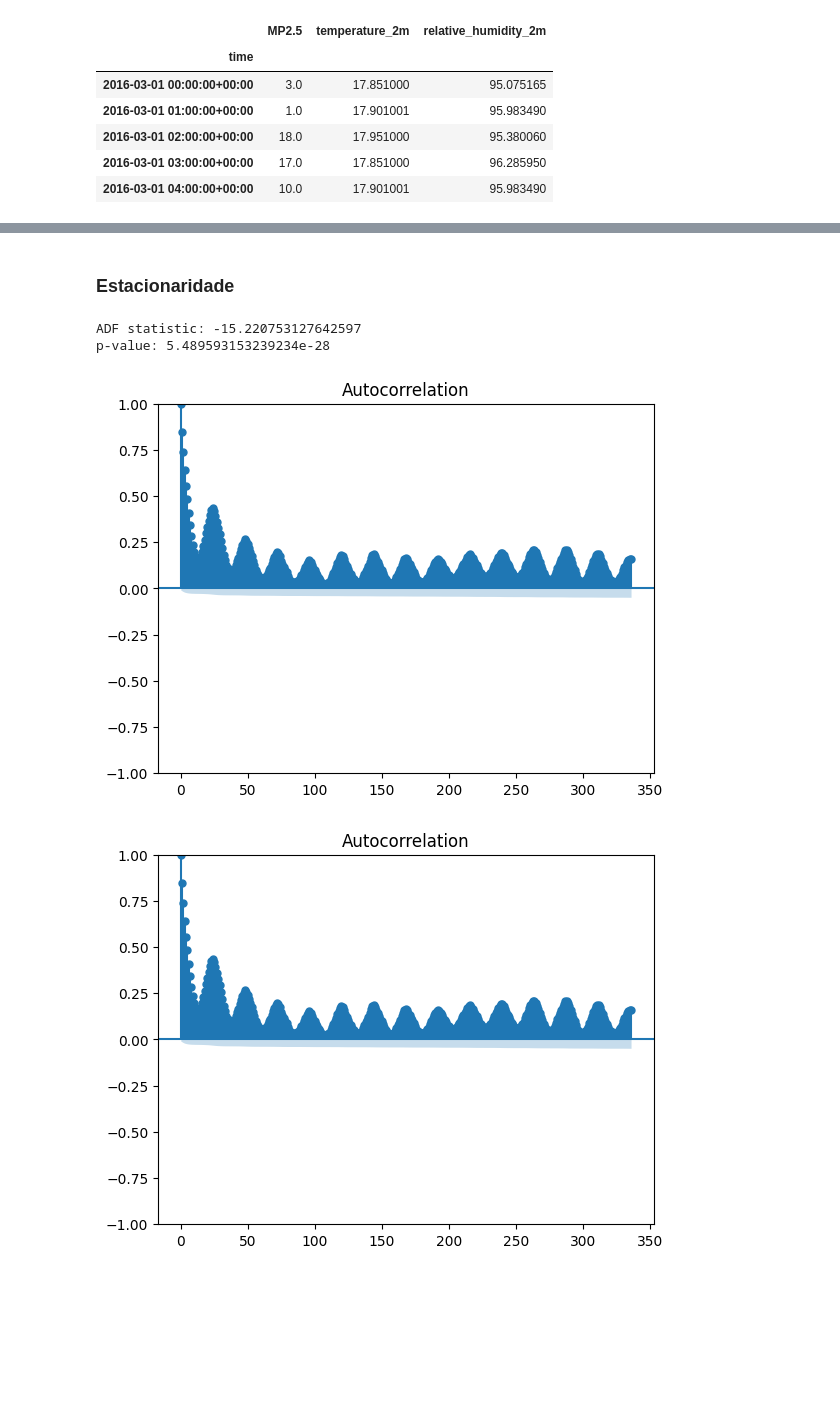
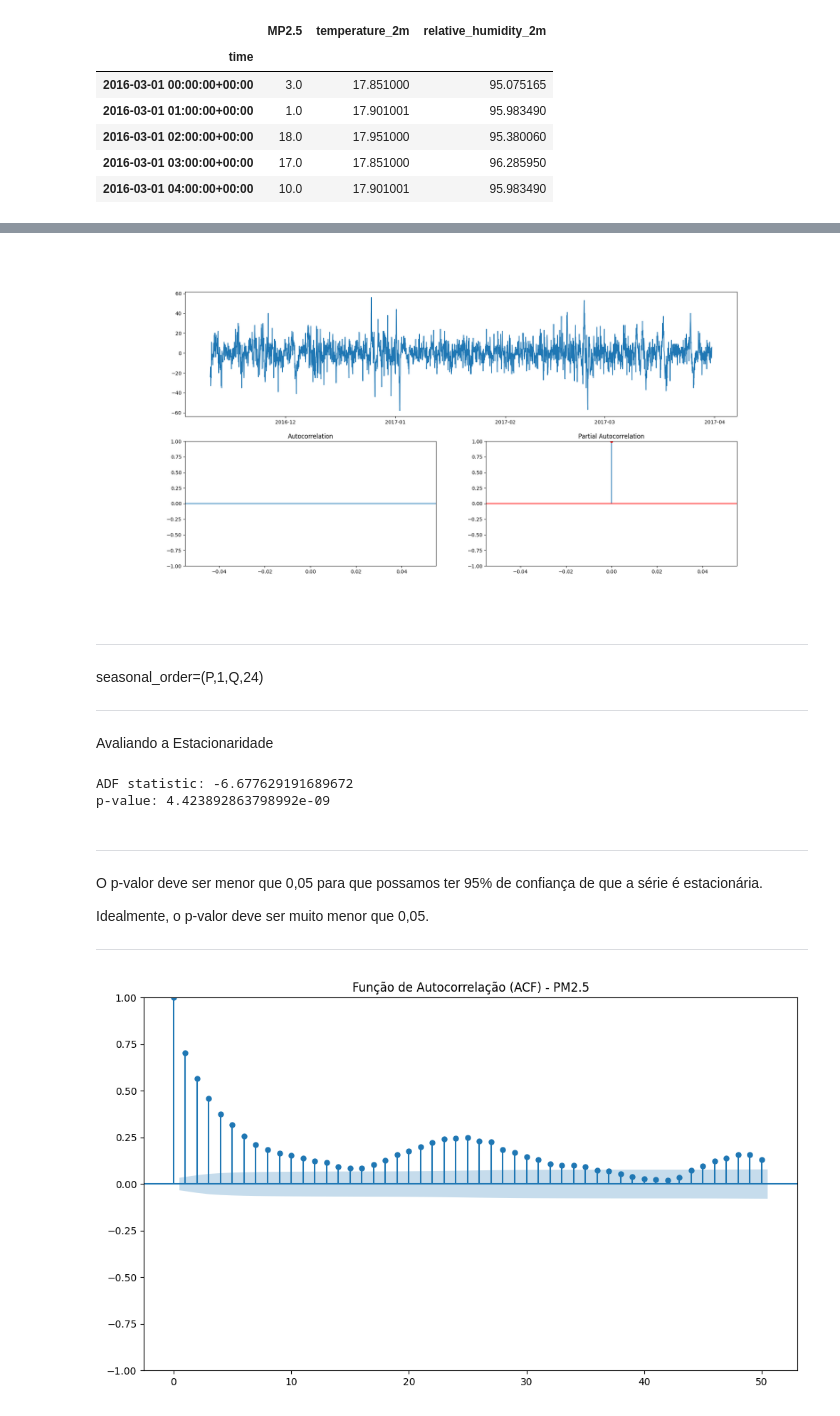
Before and after one commit to izabelcmn/respira_sp, a Jupyter notebook: notebook/izabelcmn_sarimax.ipynb, the cells around one changed output, grey strips where cells are left out. Saved outputs shown, nothing was run; the diff lists cells and outputs as text; code cells hidden in the pictures; blank space fills up the shorter version.

```diff
--- a/notebook/izabelcmn_sarimax.ipynb
+++ b/notebook/izabelcmn_sarimax.ipynb
@@ -52,0 +247,3 @@ y = data["MP2.5"]
+# %%
+segmentos = encontrar_segmentos_continuos(data, col="MP2.5", freq="h")
+segmentos.head(10)
@@ -52,0 +262,10 @@ y = data["MP2.5"]
+# %%
+maior = segmentos.iloc[0]
+
+inicio = maior["inicio"]
+fim = maior["fim"]
+
+data_continua = data.loc[inicio:fim].copy()
+
+print(inicio, fim)
+print(f"{maior['n_dias']:.1f} dias contínuos")
@@ -80,18 +298,39 @@ plot_autocorrelation(y, d=1, D=0, m=24)
+# %%
+plot_autocorrelation(data_continua["MP2.5"],d=0,D=1,m=24)
+# %% [output]
+[figure, added]
+# %% [markdown]
+***************
+seasonal_order=(P,1,Q,24)
+***************
 # %% [markdown]
-### Estacionaridade
+Avaliando a Estacionaridade
 # %%
-result = adfuller(y.dropna())
+result = adfuller(data_continua["MP2.5"])
 
 print("ADF statistic:", result[0])
 print("p-value:", result[1])
 # %% [output]
-ADF statistic: -15.220753127642597
-p-value: 5.489593153239234e-28
+ADF statistic: -6.677629191689672
+p-value: 4.423892863798992e-09
+# %% [markdown]
+**************
+O p-valor deve ser menor que 0,05 para que possamos ter 95% de confiança de que a série é estacionária.
+
+Idealmente, o p-valor deve ser muito menor que 0,05.
+*************
 # %%
+fig, ax = plt.subplots(figsize=(10,6))
+
 plot_acf(
-    y.dropna(),
-    lags=24*14
+    data_continua["MP2.5"],
+    lags=50,
+    ax=ax
 )
+
+ax.set_title("Função de Autocorrelação (ACF) - PM2.5")
+
+plt.tight_layout()
+plt.show()
 # %% [output]
-[figure, old version]
+[figure, new version]
-[figure, removed]
```
Also changed, not shown: parts of 22 cells of this notebook, 1 other file.
